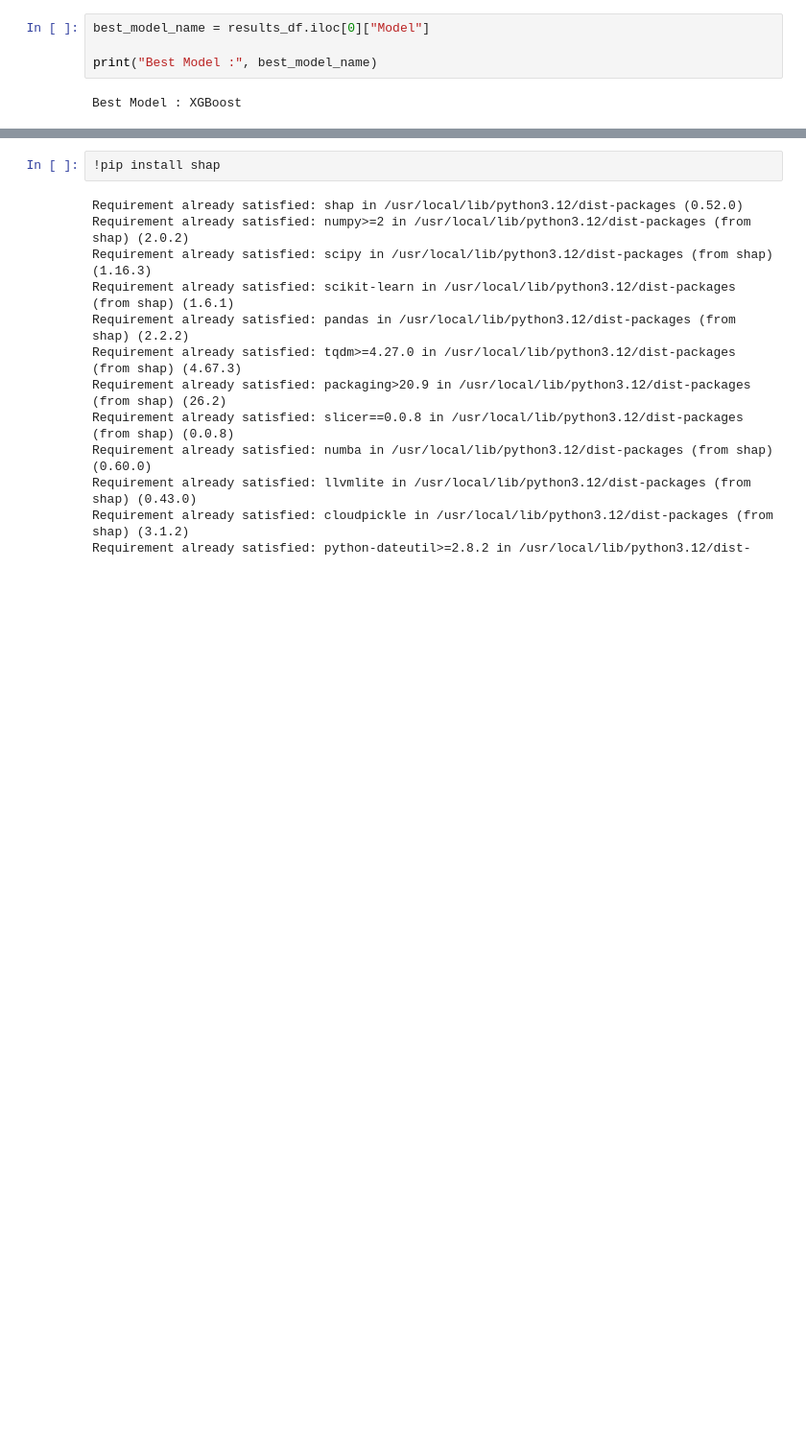
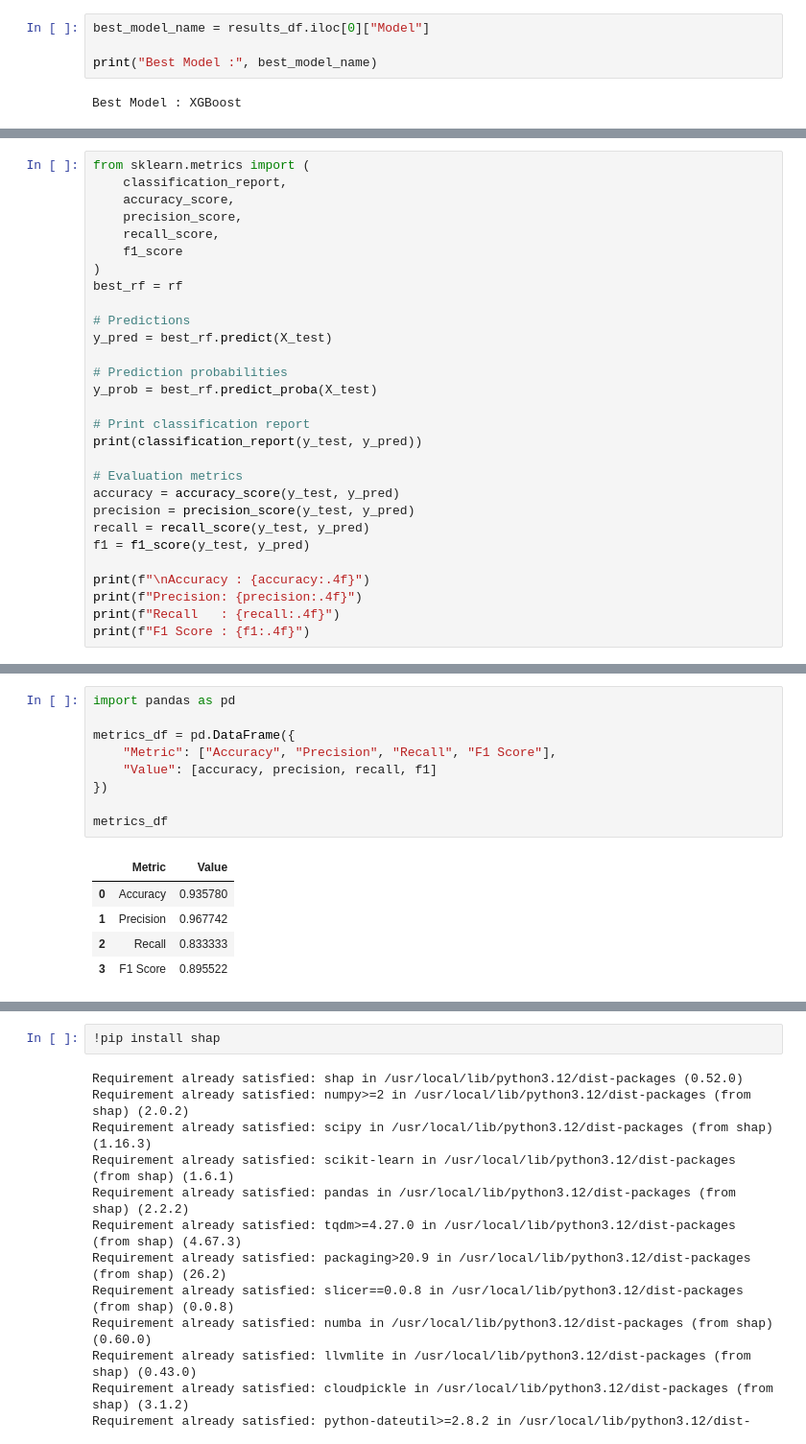
Before and after one commit to AnamikaNath-code/FemCare-AI, a Jupyter notebook: notebook/FemCareAI.ipynb, the cells around one changed output, grey strips where cells are left out. Shown at 96% size. Drawn from its saved outputs; the diff is of its cells as text; blank space fills up the shorter version.

```diff
--- a/notebook/FemCareAI.ipynb
+++ b/notebook/FemCareAI.ipynb
@@ -631,0 +640,29 @@ weighted avg       0.90      0.90      0.90       109
+# %%
+from sklearn.metrics import (
+    classification_report,
+    accuracy_score,
+    precision_score,
+    recall_score,
+    f1_score
+)
+best_rf = rf
+
+# Predictions
+y_pred = best_rf.predict(X_test)
+
+# Prediction probabilities
+y_prob = best_rf.predict_proba(X_test)
+
+# Print classification report
+print(classification_report(y_test, y_pred))
+
+# Evaluation metrics
+accuracy = accuracy_score(y_test, y_pred)
+precision = precision_score(y_test, y_pred)
+recall = recall_score(y_test, y_pred)
+f1 = f1_score(y_test, y_pred)
+
+print(f"\nAccuracy : {accuracy:.4f}")
+print(f"Precision: {precision:.4f}")
+print(f"Recall   : {recall:.4f}")
+print(f"F1 Score : {f1:.4f}")
@@ -632,3 +684,18 @@ weighted avg       0.90      0.90      0.90       109
+# %%
+import pandas as pd
+
+metrics_df = pd.DataFrame({
+    "Metric": ["Accuracy", "Precision", "Recall", "F1 Score"],
+    "Value": [accuracy, precision, recall, f1]
+})
+
+metrics_df
+# %% [output]
+|  | Metric | Value |
+| 0 | Accuracy | 0.935780 |
+| 1 | Precision | 0.967742 |
+| 2 | Recall | 0.833333 |
+| 3 | F1 Score | 0.895522 |
 # %%
 import joblib
 
```
Also changed, not shown: parts of 51 cells of this notebook, 9 other files.
